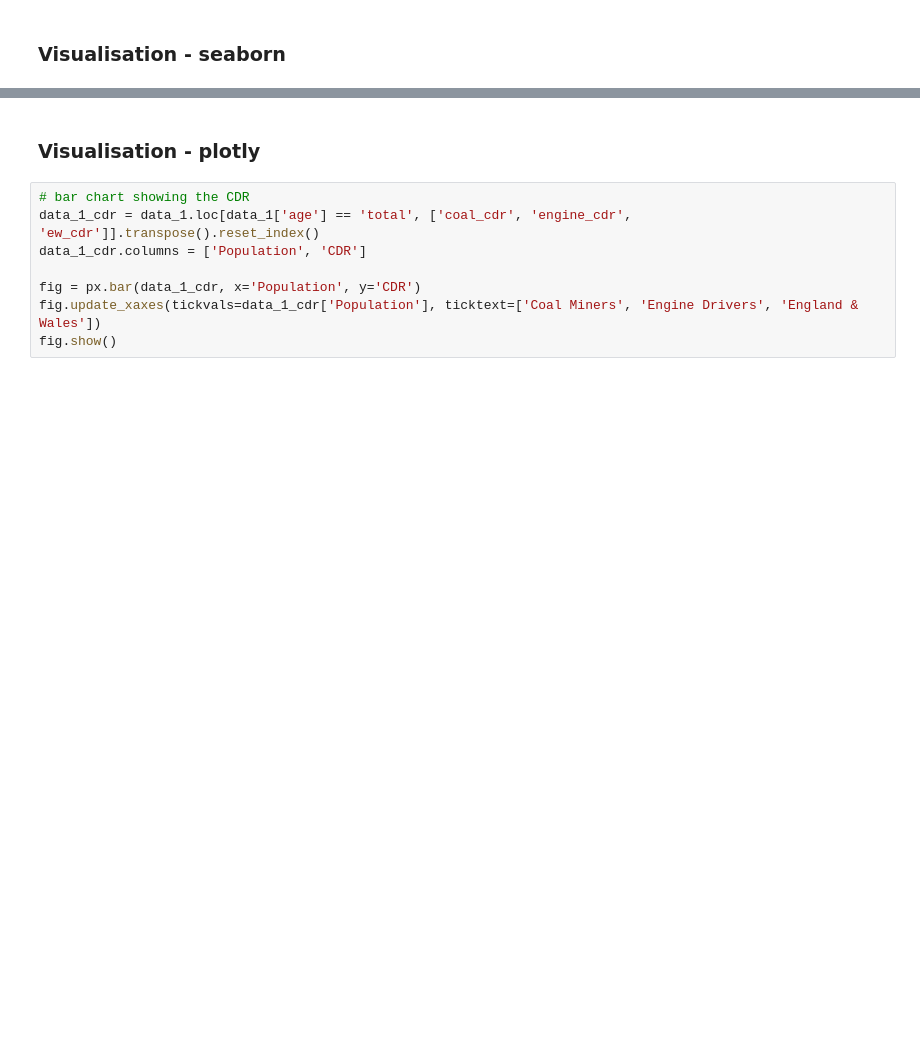
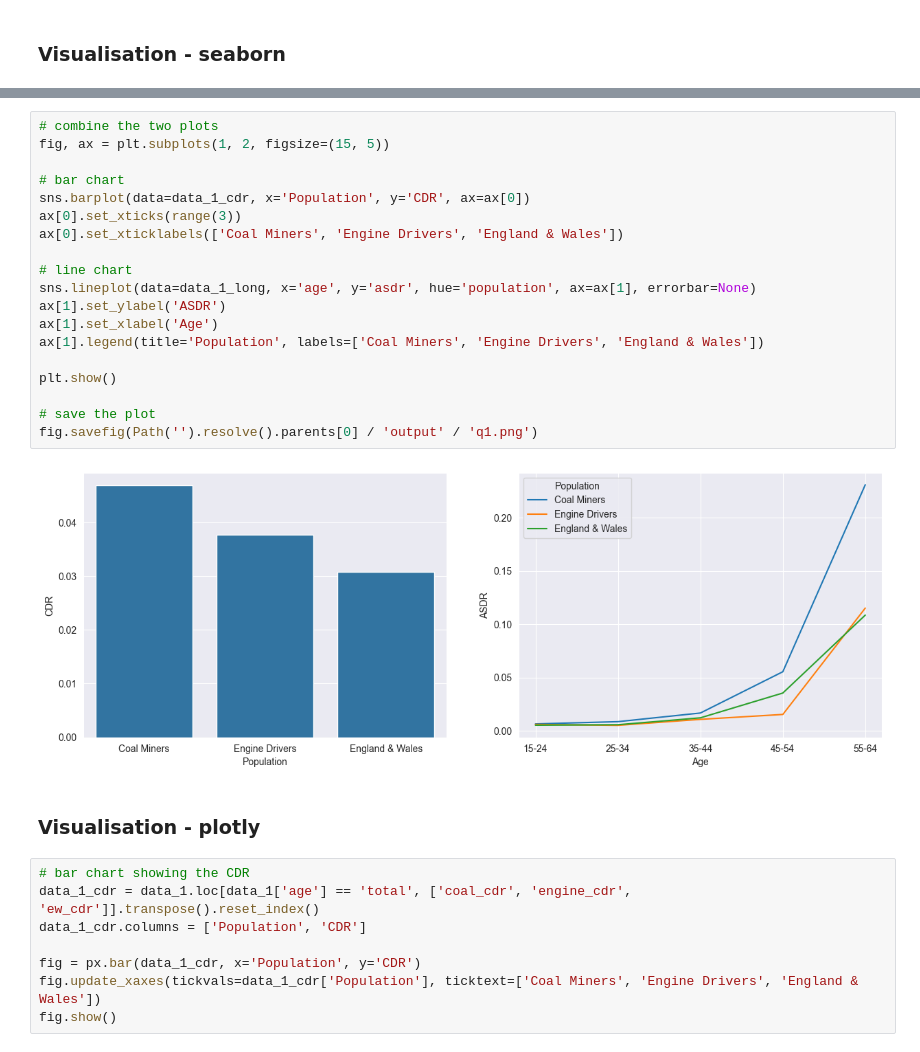
Before and after one commit to yifan-lu-300/humsci_prelims_demography, a Jupyter notebook: 1_population_measures/src/solution.ipynb, the cells around one changed output, grey strips where cells are left out. Drawn from its saved outputs; the diff is of its cells as text; blank space fills up the shorter version.

```diff
--- a/1_population_measures/src/solution.ipynb
+++ b/1_population_measures/src/solution.ipynb
@@ -62,3 +71,24 @@ plt.show()
+# %%
+# combine the two plots
+fig, ax = plt.subplots(1, 2, figsize=(15, 5))
+
+# bar chart
+sns.barplot(data=data_1_cdr, x='Population', y='CDR', ax=ax[0])
+ax[0].set_xticks(range(3))
+ax[0].set_xticklabels(['Coal Miners', 'Engine Drivers', 'England & Wales'])
+
+# line chart
+sns.lineplot(data=data_1_long, x='age', y='asdr', hue='population', ax=ax[1], errorbar=None)
+ax[1].set_ylabel('ASDR')
+ax[1].set_xlabel('Age')
+ax[1].legend(title='Population', labels=['Coal Miners', 'Engine Drivers', 'England & Wales'])
+
+plt.show()
+
+# save the plot
+fig.savefig(Path('').resolve().parents[0] / 'output' / 'q1.png')
+# %% [output]
+[figure, added]
 # %% [markdown]
 ### Visualisation - plotly
 # %%
```
Also changed, not shown: parts of 9 cells of this notebook, 4 other files.
